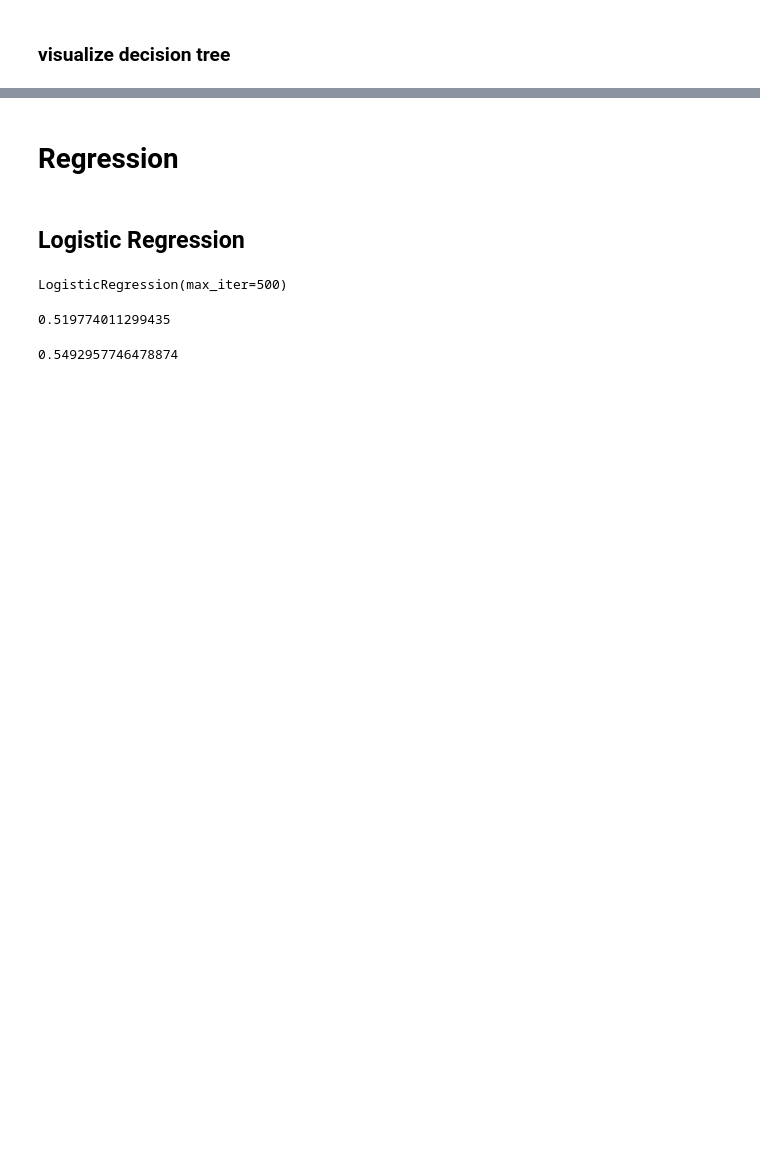
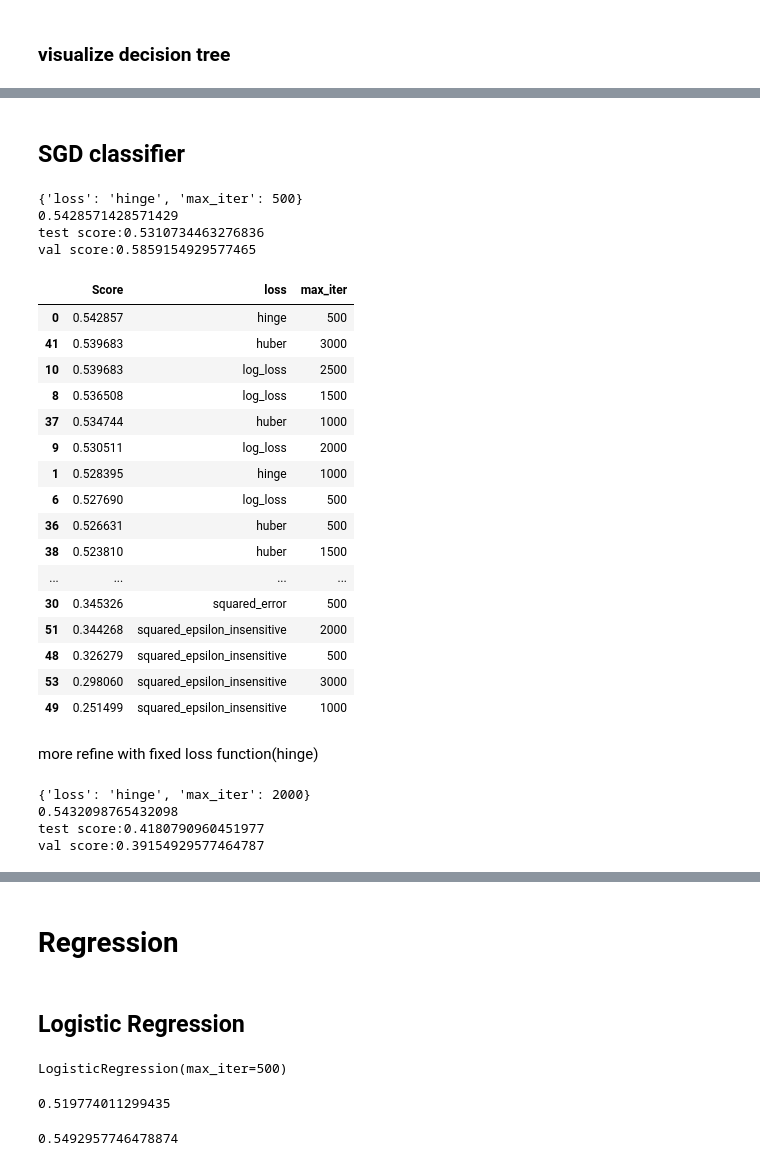
Before and after one commit to ho7221/ML_term_project, a Jupyter notebook: rhj_attempt_AIO.ipynb, the cells around one changed output, grey strips where cells are left out. Drawn from its saved outputs; the diff is of its cells as text; code cells hidden in the pictures; blank space fills up the shorter version.

```diff
--- a/rhj_attempt_AIO.ipynb
+++ b/rhj_attempt_AIO.ipynb
@@ -219,0 +347,9 @@ ModuleNotFoundError: No module named 'graphviz'
+# %%
+parameters = {'kernel': ['rbf'], 'gamma': [0.01,0.001,0.0001], 'C': np.arange(1, 20)}
+svc = svm.SVC()
+clf = GridSearchCV(svc, parameters)
+clf.fit(X_train, y_train)
+print(clf.best_params_)
+print(clf.best_score_)
+print("test score:"+ str(clf.score(X_test,y_test)))
+print("val score:"+str(clf.score(X_val,y_val)))
@@ -219,0 +367,60 @@ ModuleNotFoundError: No module named 'graphviz'
+# %% [markdown]
+## SGD classifier
+# %%
+parameters = {'loss':['hinge', 'log_loss', 'modified_huber', 'squared_hinge', 'perceptron', 'squared_error', 'huber', 'epsilon_insensitive', 'squared_epsilon_insensitive'],'max_iter':[500, 1000, 1500, 2000, 2500, 3000]}
+svc = SGDClassifier()
+clf = GridSearchCV(svc, parameters)
+clf.fit(X_train, y_train)
+print(clf.best_params_)
+print(clf.best_score_)
+print("test score:"+ str(clf.score(X_test,y_test)))
+print("val score:"+str(clf.score(X_val,y_val)))
+# %% [output]
+{'loss': 'hinge', 'max_iter': 500}
+0.5428571428571429
+test score:0.5310734463276836
+val score:0.5859154929577465
+# %%
+SGD_result=clf.cv_results_
+tmp_score=pd.DataFrame(SGD_result['mean_test_score'])
+tmp_attr=pd.DataFrame(SGD_result['params'])
+# %%
+SGD_score=pd.concat([tmp_score,tmp_attr],axis=1)
+SGD_score.columns=['Score','loss','max_iter']
+SGD_score=SGD_score.sort_values(by='Score',ascending=False)
+# %%
+SGD_score
+# %% [output]
+|  | Score | loss | max_iter |
+| 0 | 0.542857 | hinge | 500 |
+| 41 | 0.539683 | huber | 3000 |
+| 10 | 0.539683 | log_loss | 2500 |
+| 8 | 0.536508 | log_loss | 1500 |
+| 37 | 0.534744 | huber | 1000 |
+| 9 | 0.530511 | log_loss | 2000 |
+| 1 | 0.528395 | hinge | 1000 |
+| 6 | 0.527690 | log_loss | 500 |
+| 36 | 0.526631 | huber | 500 |
+| 38 | 0.523810 | huber | 1500 |
+| ... | ... | ... | ... |
+| 30 | 0.345326 | squared_error | 500 |
+| 51 | 0.344268 | squared_epsilon_insensitive | 2000 |
+| 48 | 0.326279 | squared_epsilon_insensitive | 500 |
+| 53 | 0.298060 | squared_epsilon_insensitive | 3000 |
+| 49 | 0.251499 | squared_epsilon_insensitive | 1000 |
+# %% [markdown]
+more refine with fixed loss function(hinge)
+# %%
+parameters = {'loss':['hinge'],'max_iter':np.arange(500,6000,step=500)}
+svc = SGDClassifier()
+clf = GridSearchCV(svc, parameters)
+clf.fit(X_train, y_train)
+print(clf.best_params_)
+print(clf.best_score_)
+print("test score:"+ str(clf.score(X_test,y_test)))
+print("val score:"+str(clf.score(X_val,y_val)))
+# %% [output]
+{'loss': 'hinge', 'max_iter': 2000}
+0.5432098765432098
+test score:0.4180790960451977
+val score:0.39154929577464787
```
Also changed, not shown: parts of 28 cells of this notebook.
